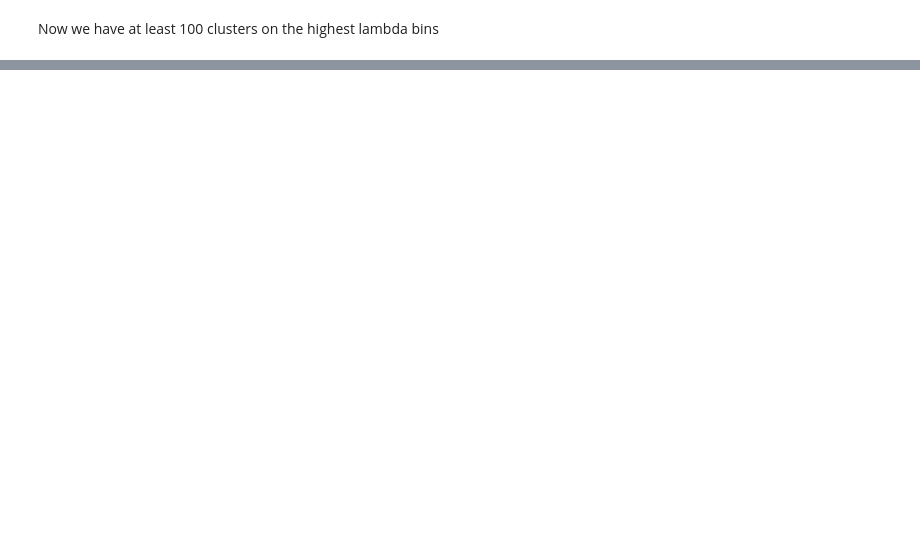
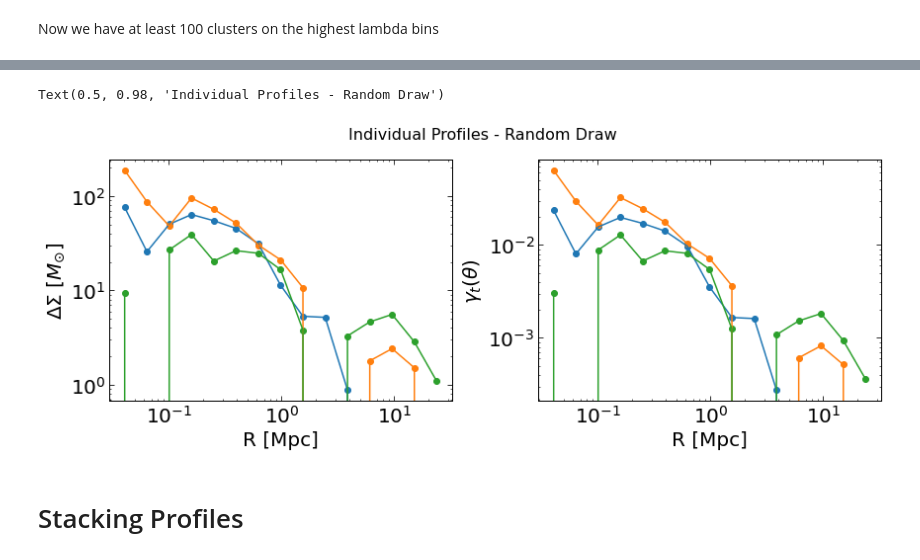
Before and after one commit to estevesjh/fnalFall2022, a Jupyter notebook: y3kp/buzzardMock/createDataVector.ipynb, the cells around one changed output, grey strips where cells are left out. Drawn from its saved outputs; the diff is of its cells as text; code cells hidden in the pictures; blank space fills up the shorter version.

```diff
--- a/y3kp/buzzardMock/createDataVector.ipynb
+++ b/y3kp/buzzardMock/createDataVector.ipynb
@@ -161,3 +230,3 @@ fname_base = path_boost+'full-unblind-v2-mcal-zmix_y1clust_l%i_z%i_zpdf_boost_re
 # %%
-# R, B, Sigma = np.genfromtxt(path_boost+'full-unblind-v2-mcal-zmix_y1clust_l5_z0_zpdf_boost_resp.dat',unpack=True)
-R, B, Sigma = np.genfromtxt(fname_base%(0,0),unpack=True)
+sigma_crit = np.interp(redshift, zlens, sigma_crit_vec_z)
+shear = deltaSigma*sigma_crit[:,np.newaxis]
@@ -167,0 +233,31 @@ FileNotFoundError: [Errno 2] No such file or directory: '/global/cfs/cdirs/des/j
+# %%
+np.random.seed(42)
+
+plt.figure(figsize=(14,4.5))
+plt.subplot(1,2,1)
+plt.loglog()
+randoms = []
+for i in range(3):
+    ix = np.random.randint(shear.shape[0])
+    plt.scatter(radii, deltaSigma[ix])
+    plt.plot(radii, deltaSigma[ix])
+    randoms.append(ix)
+plt.xlabel(r'R [Mpc]')
+plt.ylabel(r'$\Delta \Sigma \, \, [M_{\odot}]$')
+
+plt.subplot(1,2,2)
+plt.loglog()
+for i in range(3):
+    ix = randoms[i]
+    plt.scatter(radii, shear[ix])
+    plt.plot(radii, shear[ix])
+plt.xlabel(r'R [Mpc]')
+plt.ylabel(r'$\gamma_t(\theta) $')
+
+plt.subplots_adjust(wspace=0.25)
+plt.suptitle('Individual Profiles - Random Draw', fontsize=16)
+# %% [output]
+Text(0.5, 0.98, 'Individual Profiles - Random Draw')
+[figure, added]
+# %% [markdown]
+# Stacking Profiles
```
Also changed, not shown: parts of 37 cells of this notebook, 9 other files.
